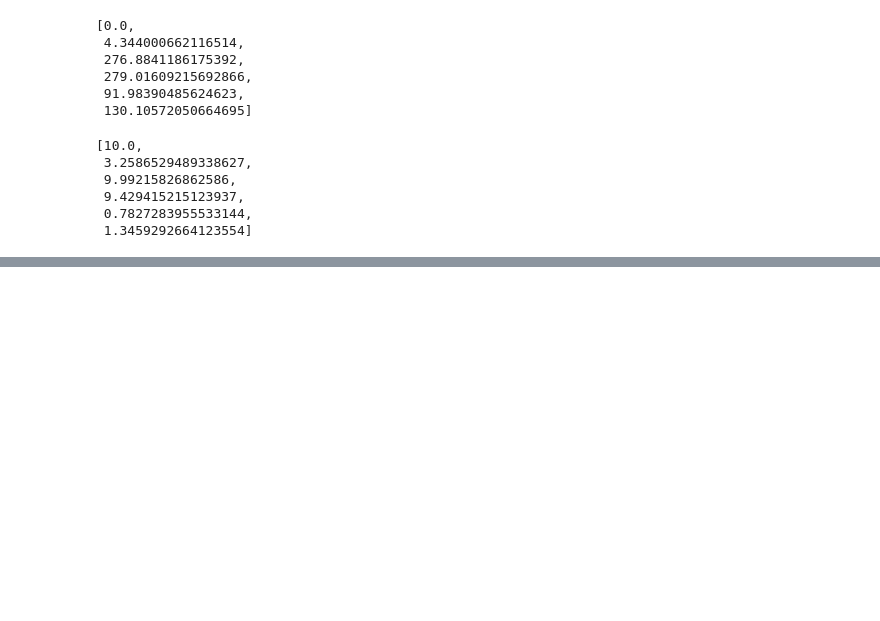
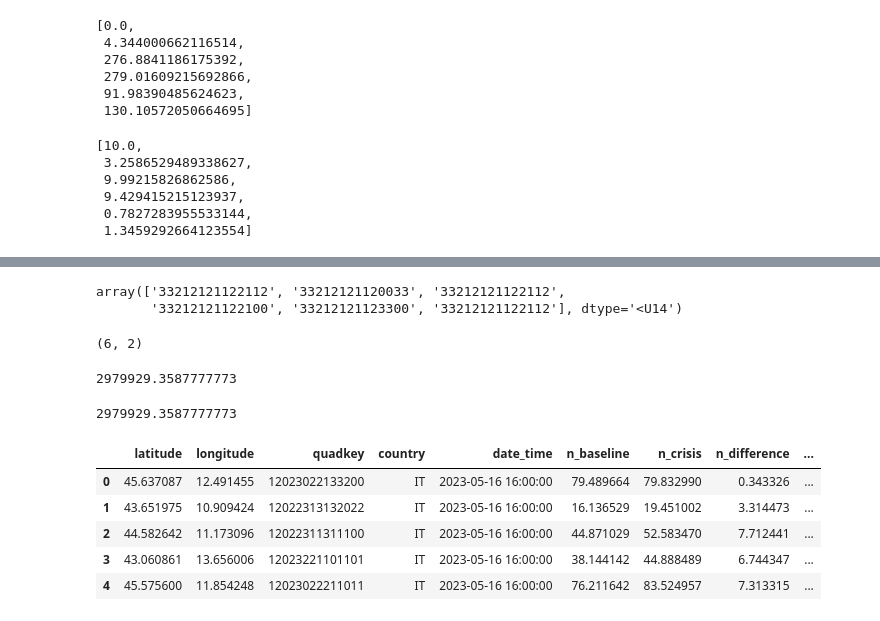
Before and after one commit to minigonche/synthetic_mobility_data_generator, a Jupyter notebook: Andrea.ipynb, the cells around one changed output, grey strips where cells are left out. Cells and saved outputs as stored; diff of their text form; code cells hidden in the pictures; blank space fills up the shorter version.

Commit message:
progress on fb formatting. FB_population_density incomplete

```diff
--- a/Andrea.ipynb
+++ b/Andrea.ipynb
@@ -83,0 +174,10 @@ intensities
+# %%
+quadkey = np.asarray([tileXY_to_quadkey(pX, pY, LEVEL_DETAIL) for pX, pY in zip(tileX, tileY)])
+quadkey
+# %% [output]
+array(['33212121122112', '33212121120033', '33212121122112',
+       '33212121122100', '33212121123300', '33212121122112'], dtype='<U14')
+# %%
+pois.shape
+# %% [output]
+(6, 2)
@@ -83,0 +187,25 @@ intensities
+# %%
+d = 8.478650372592772e-05
+n = 252.65779168101344
+
+n/d
+# %% [output]
+2979929.3587777773
+# %%
+d = 6.154536236048708e-05
+n = 183.40083219463222
+
+n/d
+# %% [output]
+2979929.3587777773
+# %%
+import pandas as pd
+fb_den = pd.read_csv("./sample_data/pop_density_2023-05-16_1600.csv", parse_dates=["date_time"])
+fb_den.head()
+# %% [output]
+|  | latitude | longitude | quadkey | country | date_time | n_baseline | n_crisis | n_difference | ... |
+| 0 | 45.637087 | 12.491455 | 12023022133200 | IT | 2023-05-16 16:00:00 | 79.489664 | 79.832990 | 0.343326 | ... |
+| 1 | 43.651975 | 10.909424 | 12022313132022 | IT | 2023-05-16 16:00:00 | 16.136529 | 19.451002 | 3.314473 | ... |
+| 2 | 44.582642 | 11.173096 | 12022311311100 | IT | 2023-05-16 16:00:00 | 44.871029 | 52.583470 | 7.712441 | ... |
+| 3 | 43.060861 | 13.656006 | 12023221101101 | IT | 2023-05-16 16:00:00 | 38.144142 | 44.888489 | 6.744347 | ... |
+| 4 | 45.575600 | 11.854248 | 12023022211011 | IT | 2023-05-16 16:00:00 | 76.211642 | 83.524957 | 7.313315 | ... |
```
Also changed, not shown: parts of 9 cells of this notebook, 7 other files.
